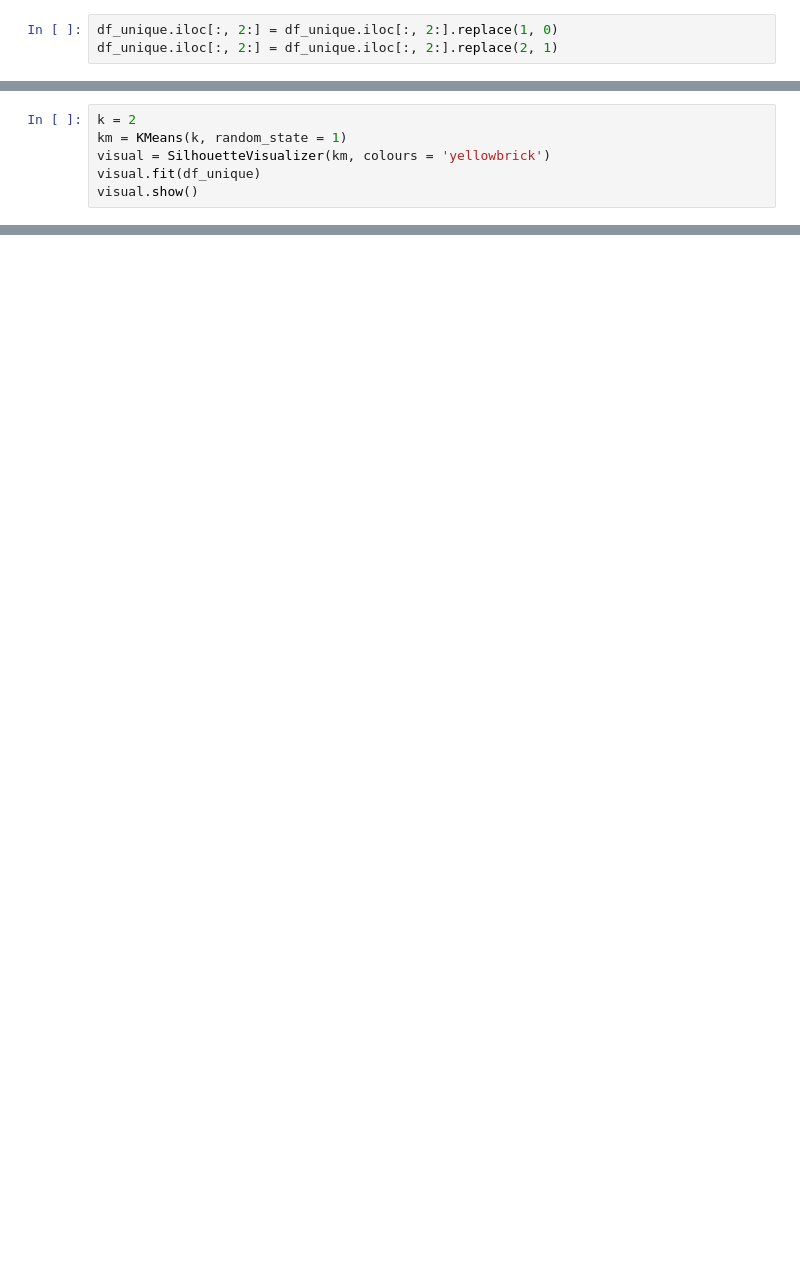
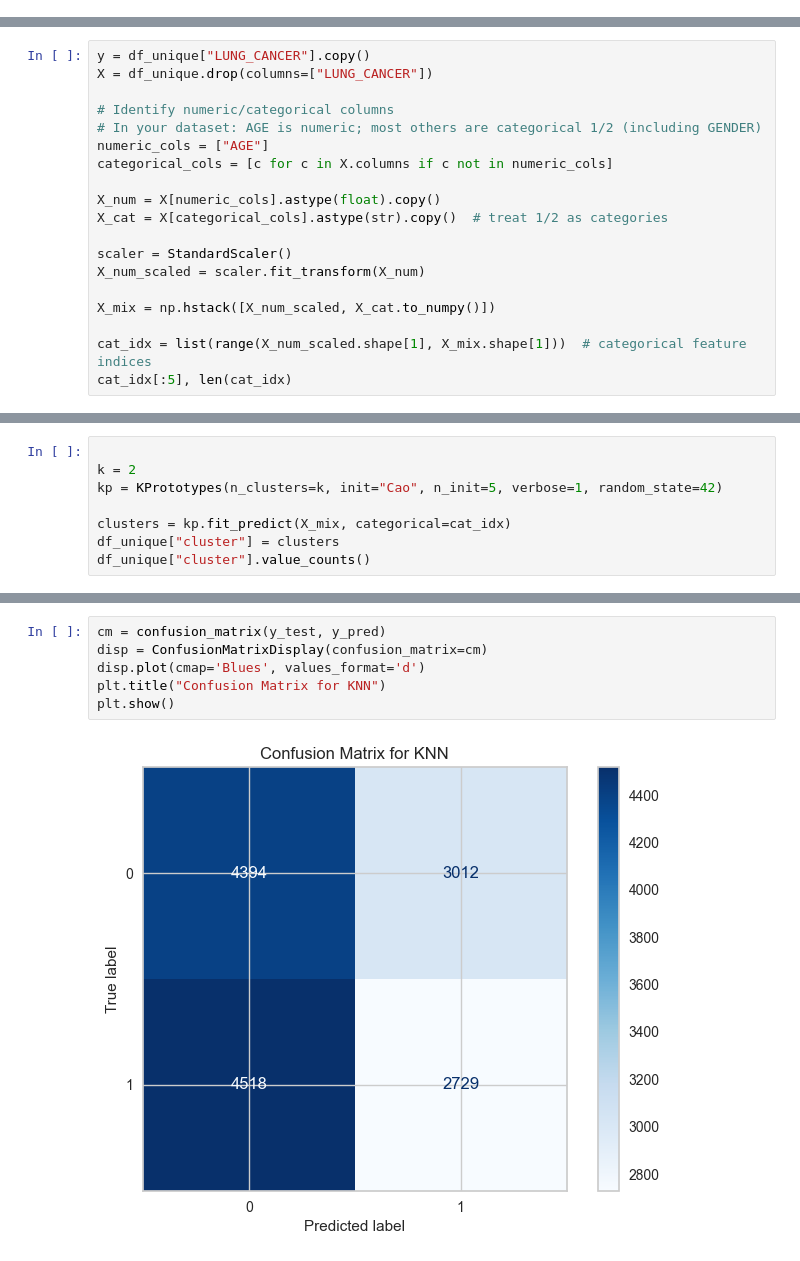
Before and after one commit to Souz0/FYP, a Jupyter notebook: Database_1.ipynb, the cells around one changed output, grey strips where cells are left out. Drawn from its saved outputs; the diff is of its cells as text; blank space fills up the shorter version.

Commit message:
Applied 3 ML models for the first dataset and started on the 2nd jupyter notebook

```diff
--- a/Database_1.ipynb
+++ b/Database_1.ipynb
@@ -54,6 +128,3 @@ agePlot4 = df_unique['AGE'].plot(kind = 'box',title = "Age distribution box-plot
-# %%
-df_unique.iloc[:, 2:] = df_unique.iloc[:, 2:].replace(1, 0)
-df_unique.iloc[:, 2:] = df_unique.iloc[:, 2:].replace(2, 1)
 # %%
 yFingerPlot1 = df_unique['YELLOW_FINGERS'].value_counts().plot(kind = 'bar',title = "Yellow-fingers distribution bar-chart", figsize=(15,10))
 yFingerPlot1.legend(loc='upper left', bbox_to_anchor=(1, 1))
@@ -159,6 +289,0 @@ plt.grid(True)
-# %%
-k = 2
-km = KMeans(k, random_state = 1)
-visual = SilhouetteVisualizer(km, colours = 'yellowbrick')
-visual.fit(df_unique)
-visual.show()
@@ -189,0 +290,19 @@ plt.legend(loc='upper left', bbox_to_anchor=(1.05, 1), ncol=2)
+# %%
+y = df_unique["LUNG_CANCER"].copy()
+X = df_unique.drop(columns=["LUNG_CANCER"])
+
+# Identify numeric/categorical columns
+# In your dataset: AGE is numeric; most others are categorical 1/2 (including GENDER)
+numeric_cols = ["AGE"]
+categorical_cols = [c for c in X.columns if c not in numeric_cols]
+
+X_num = X[numeric_cols].astype(float).copy()
+X_cat = X[categorical_cols].astype(str).copy()  # treat 1/2 as categories
+
+scaler = StandardScaler()
+X_num_scaled = scaler.fit_transform(X_num)
+
+X_mix = np.hstack([X_num_scaled, X_cat.to_numpy()])
+
+cat_idx = list(range(X_num_scaled.shape[1], X_mix.shape[1]))  # categorical feature indices
+cat_idx[:5], len(cat_idx)
@@ -189,0 +311,8 @@ plt.legend(loc='upper left', bbox_to_anchor=(1.05, 1), ncol=2)
+# %%
+
+k = 2
+kp = KPrototypes(n_clusters=k, init="Cao", n_init=5, verbose=1, random_state=42)
+
+clusters = kp.fit_predict(X_mix, categorical=cat_idx)
+df_unique["cluster"] = clusters
+df_unique["cluster"].value_counts()
@@ -189,0 +446,8 @@ plt.legend(loc='upper left', bbox_to_anchor=(1.05, 1), ncol=2)
+# %%
+cm = confusion_matrix(y_test, y_pred)
+disp = ConfusionMatrixDisplay(confusion_matrix=cm)
+disp.plot(cmap='Blues', values_format='d')
+plt.title("Confusion Matrix for KNN")
+plt.show()
+# %% [output]
+[figure, added]
```
Also changed, not shown: parts of 56 cells of this notebook, 2 other files.
